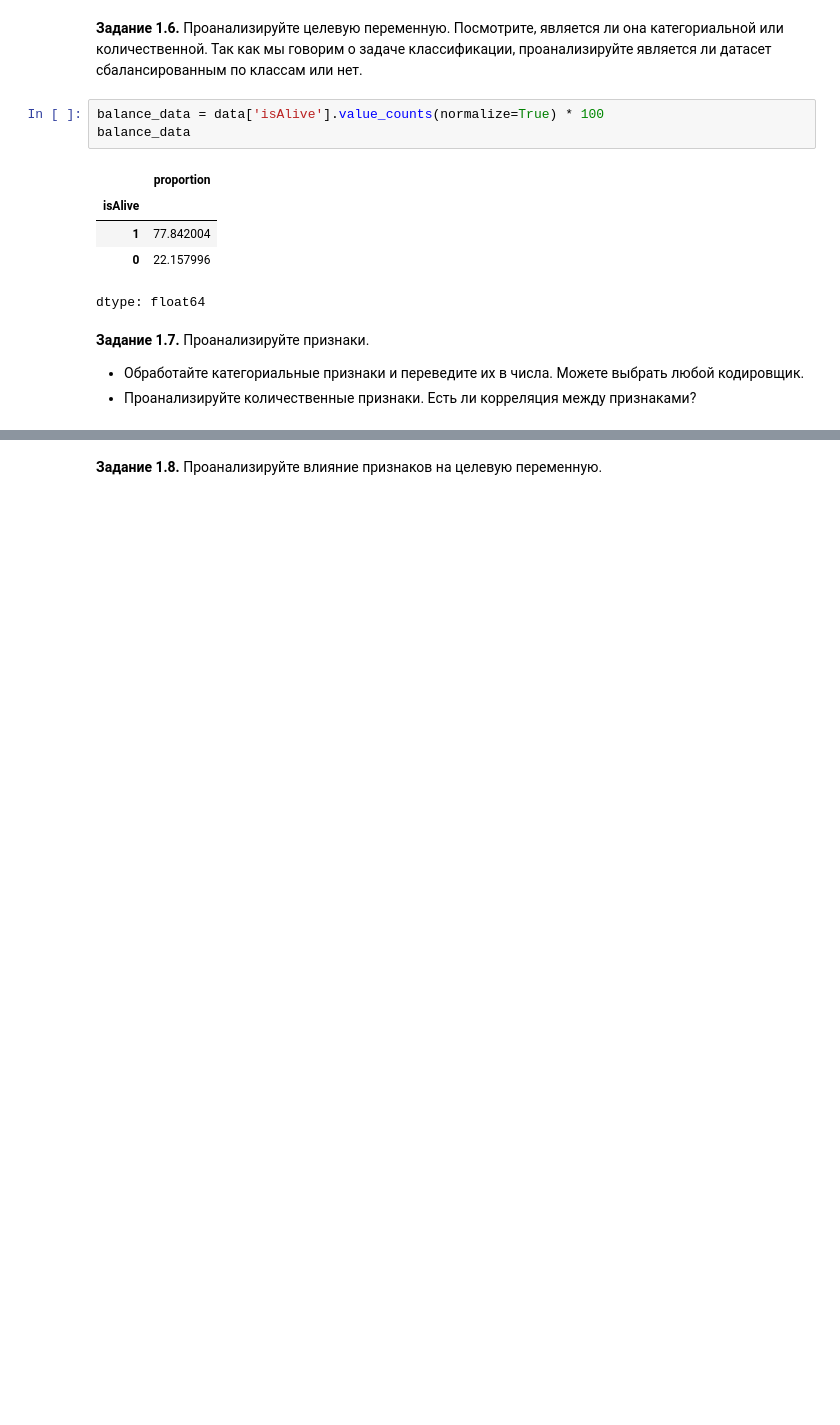
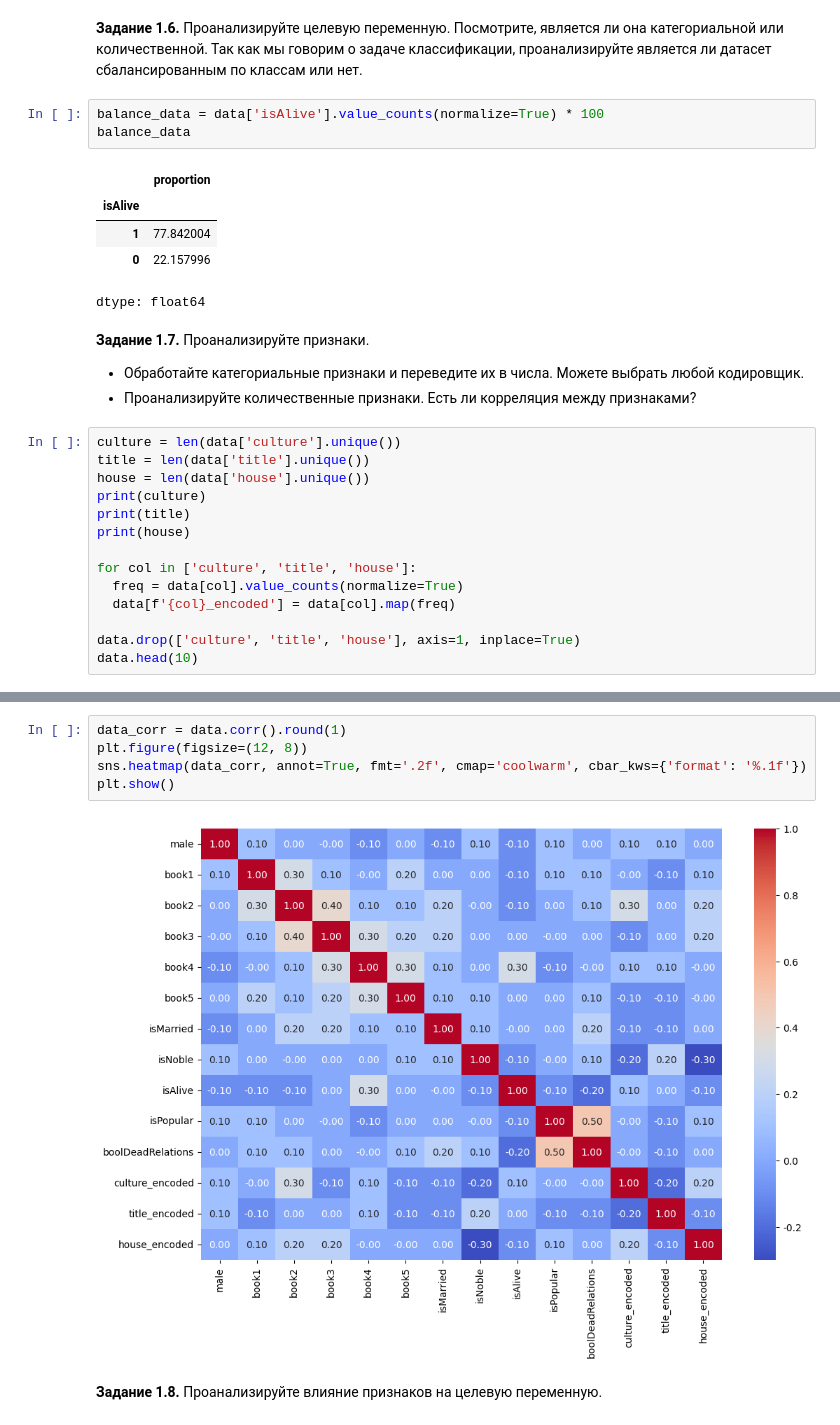
Before and after one commit to k-gorbenko/-DLS, a Jupyter notebook: week_01_ml_intro/Homework/hw_1_game_of_thrones.ipynb, the cells around one changed output, grey strips where cells are left out. Drawn from its saved outputs; the diff is of its cells as text; blank space fills up the shorter version.

```diff
--- a/week_01_ml_intro/Homework/hw_1_game_of_thrones.ipynb
+++ b/week_01_ml_intro/Homework/hw_1_game_of_thrones.ipynb
@@ -319,3 +319,17 @@ dtype: float64
 **Задание 1.7.** Проанализируйте признаки.
   * Обработайте категориальные признаки и переведите их в числа. Можете выбрать любой кодировщик.
   * Проанализируйте количественные признаки. Есть ли корреляция между признаками?
+# %%
+culture = len(data['culture'].unique())
+title = len(data['title'].unique())
+house = len(data['house'].unique())
+print(culture)
+print(title)
+print(house)
+
+for col in ['culture', 'title', 'house']:
+  freq = data[col].value_counts(normalize=True)
+  data[f'{col}_encoded'] = data[col].map(freq)
+
+data.drop(['culture', 'title', 'house'], axis=1, inplace=True)
+data.head(10)
@@ -322,3 +352,10 @@ dtype: float64
+# %%
+data_corr = data.corr().round(1)
+plt.figure(figsize=(12, 8))
+sns.heatmap(data_corr, annot=True, fmt='.2f', cmap='coolwarm', cbar_kws={'format': '%.1f'})
+plt.show()
+# %% [output]
+[figure, added]
 # %% [markdown]
 **Задание 1.8.** Проанализируйте влияние признаков на целевую переменную.
 # %%
```
Also changed, not shown: parts of 2 cells of this notebook.
